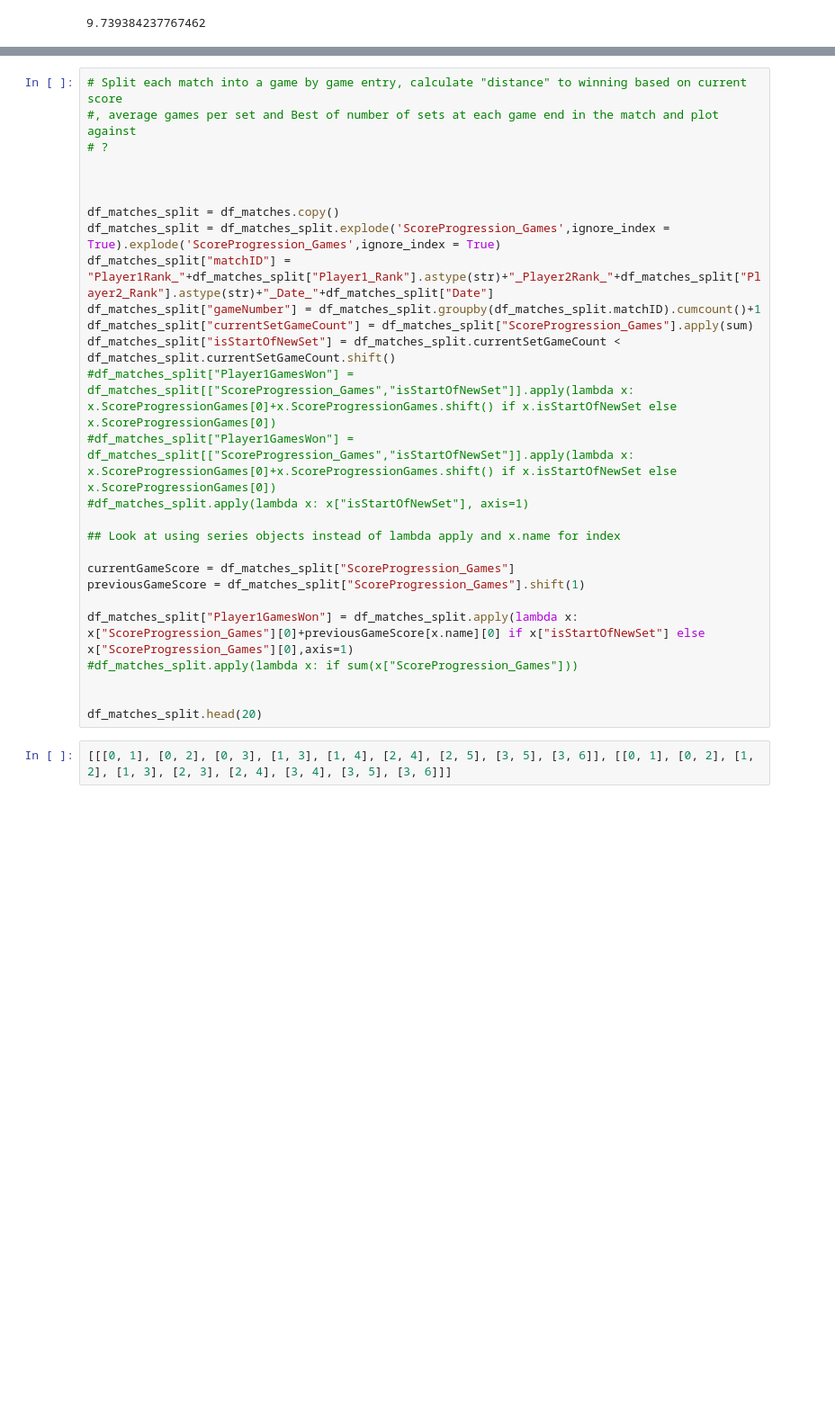
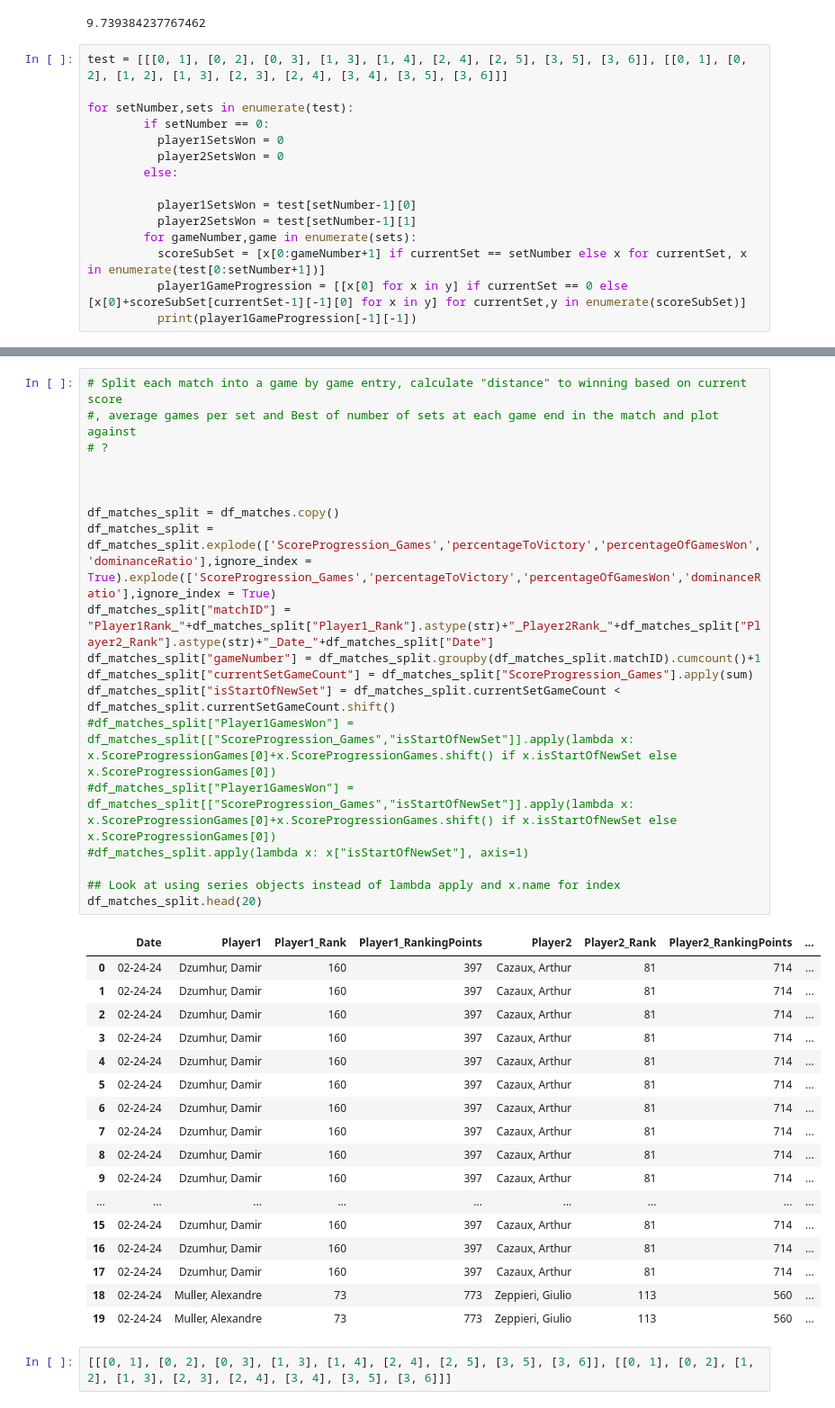
Before and after one commit to AeroEng16/TennisPrediction, a Jupyter notebook: tennisDataExpolation.ipynb, the cells around one changed output, grey strips where cells are left out. Shown at 90% size. Drawn from its saved outputs; the diff is of its cells as text; blank space fills up the shorter version.

```diff
--- a/tennisDataExpolation.ipynb
+++ b/tennisDataExpolation.ipynb
@@ -123,3 +123,18 @@ averageGamesPerSet = df_matches["totalGamesPerSet"].mean()
 averageGamesPerSet
 # %% [output]
 9.739384237767462
+# %%
+test = [[[0, 1], [0, 2], [0, 3], [1, 3], [1, 4], [2, 4], [2, 5], [3, 5], [3, 6]], [[0, 1], [0, 2], [1, 2], [1, 3], [2, 3], [2, 4], [3, 4], [3, 5], [3, 6]]]
+
+for setNumber,sets in enumerate(test):
+        if setNumber == 0:
+          player1SetsWon = 0
+          player2SetsWon = 0
+        else:
+
+          player1SetsWon = test[setNumber-1][0]
+          player2SetsWon = test[setNumber-1][1]
+        for gameNumber,game in enumerate(sets):
+          scoreSubSet = [x[0:gameNumber+1] if currentSet == setNumber else x for currentSet, x in enumerate(test[0:setNumber+1])]
+          player1GameProgression = [[x[0] for x in y] if currentSet == 0 else [x[0]+scoreSubSet[currentSet-1][-1][0] for x in y] for currentSet,y in enumerate(scoreSubSet)]
+          print(player1GameProgression[-1][-1])
@@ -198,29 +274,39 @@ df_matches.loc[[3244]]
 # %%
 # Split each match into a game by game entry, calculate "distance" to winning based on current score
 #, average games per set and Best of number of sets at each game end in the match and plot against
 # ?
 
 
 
 df_matches_split = df_matches.copy()
-df_matches_split = df_matches_split.explode('ScoreProgression_Games',ignore_index = True).explode('ScoreProgression_Games',ignore_index = True)
+df_matches_split = df_matches_split.explode(['ScoreProgression_Games','percentageToVictory','percentageOfGamesWon','dominanceRatio'],ignore_index = True).explode(['ScoreProgression_Games','percentageToVictory','percentageOfGamesWon','dominanceRatio'],ignore_index = True)
 df_matches_split["matchID"] = "Player1Rank_"+df_matches_split["Player1_Rank"].astype(str)+"_Player2Rank_"+df_matches_split["Player2_Rank"].astype(str)+"_Date_"+df_matches_split["Date"]
 df_matches_split["gameNumber"] = df_matches_split.groupby(df_matches_split.matchID).cumcount()+1
 df_matches_split["currentSetGameCount"] = df_matches_split["ScoreProgression_Games"].apply(sum)
 df_matches_split["isStartOfNewSet"] = df_matches_split.currentSetGameCount < df_matches_split.currentSetGameCount.shift()
 #df_matches_split["Player1GamesWon"] = df_matches_split[["ScoreProgression_Games","isStartOfNewSet"]].apply(lambda x:  x.ScoreProgressionGames[0]+x.ScoreProgressionGames.shift() if x.isStartOfNewSet else x.ScoreProgressionGames[0])
 #df_matches_split["Player1GamesWon"] = df_matches_split[["ScoreProgression_Games","isStartOfNewSet"]].apply(lambda x:  x.ScoreProgressionGames[0]+x.ScoreProgressionGames.shift() if x.isStartOfNewSet else x.ScoreProgressionGames[0])
 #df_matches_split.apply(lambda x: x["isStartOfNewSet"], axis=1)
 
 ## Look at using series objects instead of lambda apply and x.name for index
-
-currentGameScore = df_matches_split["ScoreProgression_Games"]
-previousGameScore = df_matches_split["ScoreProgression_Games"].shift(1)
-
-df_matches_split["Player1GamesWon"] = df_matches_split.apply(lambda x: x["ScoreProgression_Games"][0]+previousGameScore[x.name][0] if x["isStartOfNewSet"] else x["ScoreProgression_Games"][0],axis=1)
-#df_matches_split.apply(lambda x: if sum(x["ScoreProgression_Games"]))
-
-
 df_matches_split.head(20)
+# %% [output]
+|  | Date | Player1 | Player1_Rank | Player1_RankingPoints | Player2 | Player2_Rank | Player2_RankingPoints | ... |
+| 0 | 02-24-24 | Dzumhur, Damir | 160 | 397 | Cazaux, Arthur | 81 | 714 | ... |
+| 1 | 02-24-24 | Dzumhur, Damir | 160 | 397 | Cazaux, Arthur | 81 | 714 | ... |
+| 2 | 02-24-24 | Dzumhur, Damir | 160 | 397 | Cazaux, Arthur | 81 | 714 | ... |
+| 3 | 02-24-24 | Dzumhur, Damir | 160 | 397 | Cazaux, Arthur | 81 | 714 | ... |
+| 4 | 02-24-24 | Dzumhur, Damir | 160 | 397 | Cazaux, Arthur | 81 | 714 | ... |
+| 5 | 02-24-24 | Dzumhur, Damir | 160 | 397 | Cazaux, Arthur | 81 | 714 | ... |
+| 6 | 02-24-24 | Dzumhur, Damir | 160 | 397 | Cazaux, Arthur | 81 | 714 | ... |
+| 7 | 02-24-24 | Dzumhur, Damir | 160 | 397 | Cazaux, Arthur | 81 | 714 | ... |
+| 8 | 02-24-24 | Dzumhur, Damir | 160 | 397 | Cazaux, Arthur | 81 | 714 | ... |
+| 9 | 02-24-24 | Dzumhur, Damir | 160 | 397 | Cazaux, Arthur | 81 | 714 | ... |
+| ... | ... | ... | ... | ... | ... | ... | ... | ... |
+| 15 | 02-24-24 | Dzumhur, Damir | 160 | 397 | Cazaux, Arthur | 81 | 714 | ... |
+| 16 | 02-24-24 | Dzumhur, Damir | 160 | 397 | Cazaux, Arthur | 81 | 714 | ... |
+| 17 | 02-24-24 | Dzumhur, Damir | 160 | 397 | Cazaux, Arthur | 81 | 714 | ... |
+| 18 | 02-24-24 | Muller, Alexandre | 73 | 773 | Zeppieri, Giulio | 113 | 560 | ... |
+| 19 | 02-24-24 | Muller, Alexandre | 73 | 773 | Zeppieri, Giulio | 113 | 560 | ... |
 # %%
 [[[0, 1], [0, 2], [0, 3], [1, 3], [1, 4], [2, 4], [2, 5], [3, 5], [3, 6]], [[0, 1], [0, 2], [1, 2], [1, 3], [2, 3], [2, 4], [3, 4], [3, 5], [3, 6]]]
```
Also changed, not shown: parts of 4 cells of this notebook.
